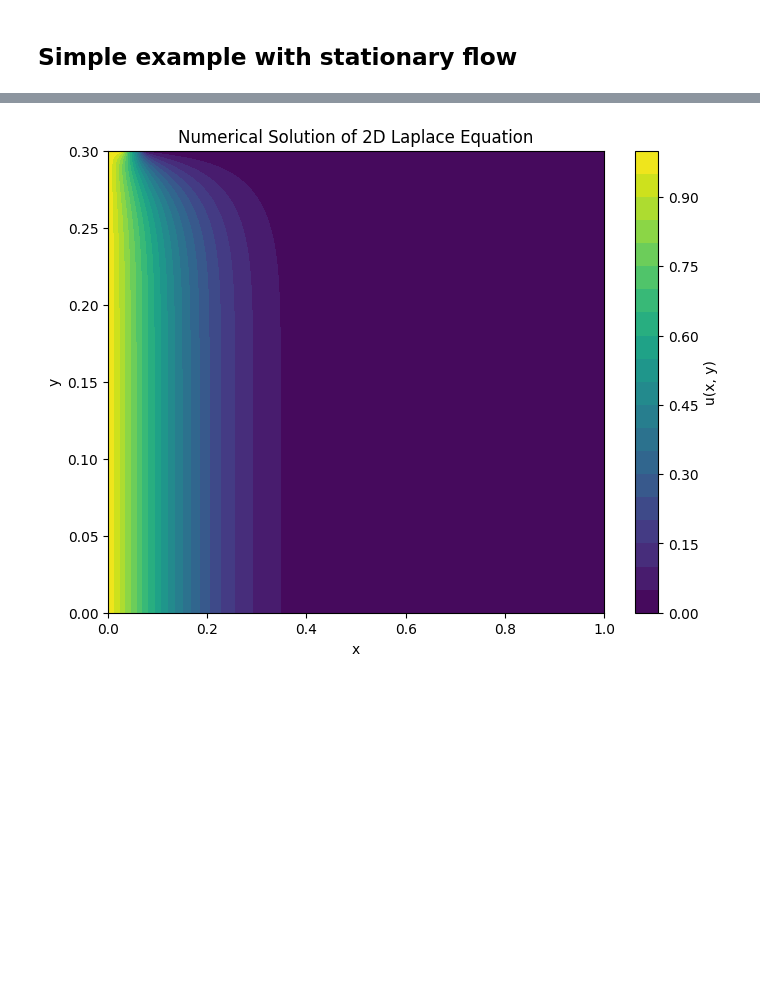
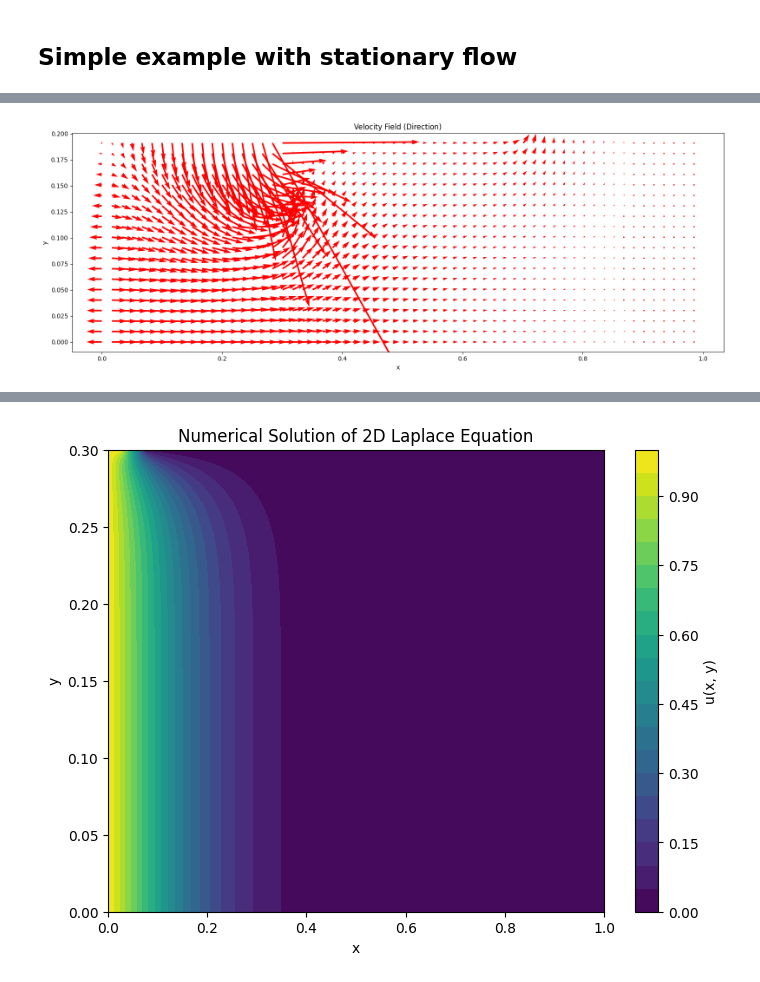
Before and after one commit to jolu2111/Prosjektoppgave, a Jupyter notebook: Laplace_equation.ipynb, the cells around one changed output, grey strips where cells are left out. Cells and saved outputs as stored; diff of their text form; code cells hidden in the pictures; blank space fills up the shorter version.

```diff
--- a/Laplace_equation.ipynb
+++ b/Laplace_equation.ipynb
@@ -728,0 +728,44 @@ np.save('u_saved.npy', u_saved)
+# %%
+# Define the downsampling rate for the arrows
+pil_x = 60  # Number of arrows in x and y directions
+pil_y = 20 # Number of arrows in x and y directions
+K=1
+
+# Compute velocity field (v_x and v_y) from the gradient of u
+v_x = np.zeros_like(u)
+v_y = np.zeros_like(u)
+
+# Central differences for interior points
+v_x[1:-1, :] = (u[2:, :] - u[:-2, :]) / (2 * dx)
+v_y[:, 1:-1] = (u[:, 2:] - u[:, :-2]) / (2 * dy)
+
+# Forward/backward differences for boundaries
+v_x[0, :] = -K*(u[1, :] - u[0, :]) / dx  # Left boundary
+v_x[-1, :] = -K*(u[-1, :] - u[-2, :]) / dx  # Right boundary
+v_y[:, 0] = -K*(u[:, 1] - u[:, 0]) / dy  # Bottom boundary
+v_y[:, -1] = -K*(u[:, -1] - u[:, -2]) / dy  # Top boundary
+
+# Full grid for plotting the potential field
+X, Y = np.meshgrid(np.linspace(0, Lx, Nx), np.linspace(0, Ly, Ny))
+
+# Downsample for arrow plotting
+step_x = Nx // pil_x
+step_y = Ny // pil_y
+X_downsampled = X[::step_x, ::step_y]
+Y_downsampled = Y[::step_x, ::step_y]
+v_x_downsampled = v_x[::step_x, ::step_y]
+v_y_downsampled = v_y[::step_x, ::step_y]
+
+# Plot the potential field
+plt.figure(figsize=(16, 6))
+
+# Plot the velocity field (direction and magnitude) on downsampled grid
+plt.quiver(X_downsampled, Y_downsampled, -v_x_downsampled.T, -v_y_downsampled.T, color="red")
+plt.xlabel("x")
+plt.ylabel("y")
+plt.title("Velocity Field (Direction)")
+
+plt.tight_layout()
+plt.show()
+# %% [output]
+[figure, added]
```
Also changed, not shown: parts of 10 cells of this notebook, 4 other files.
